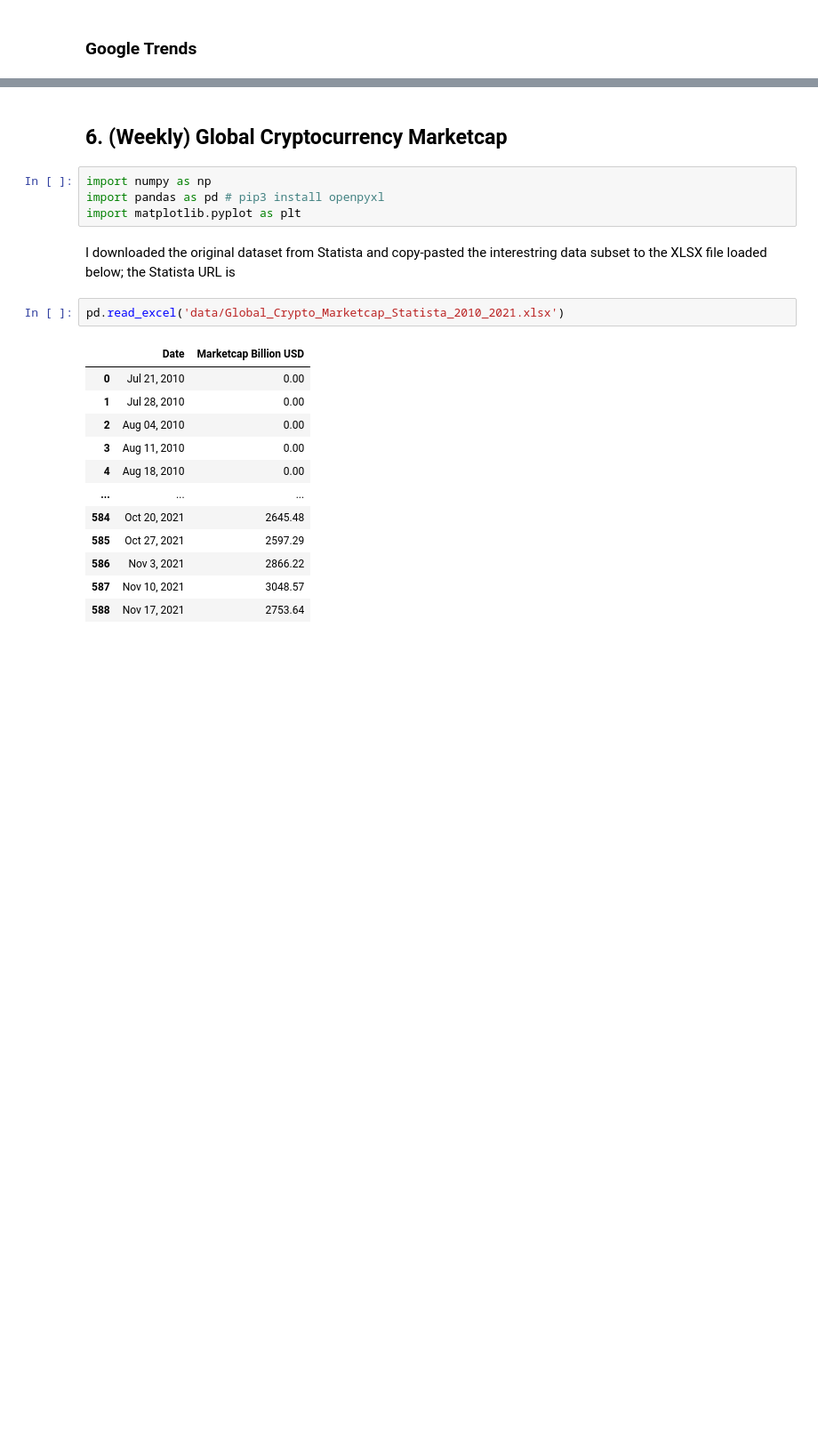
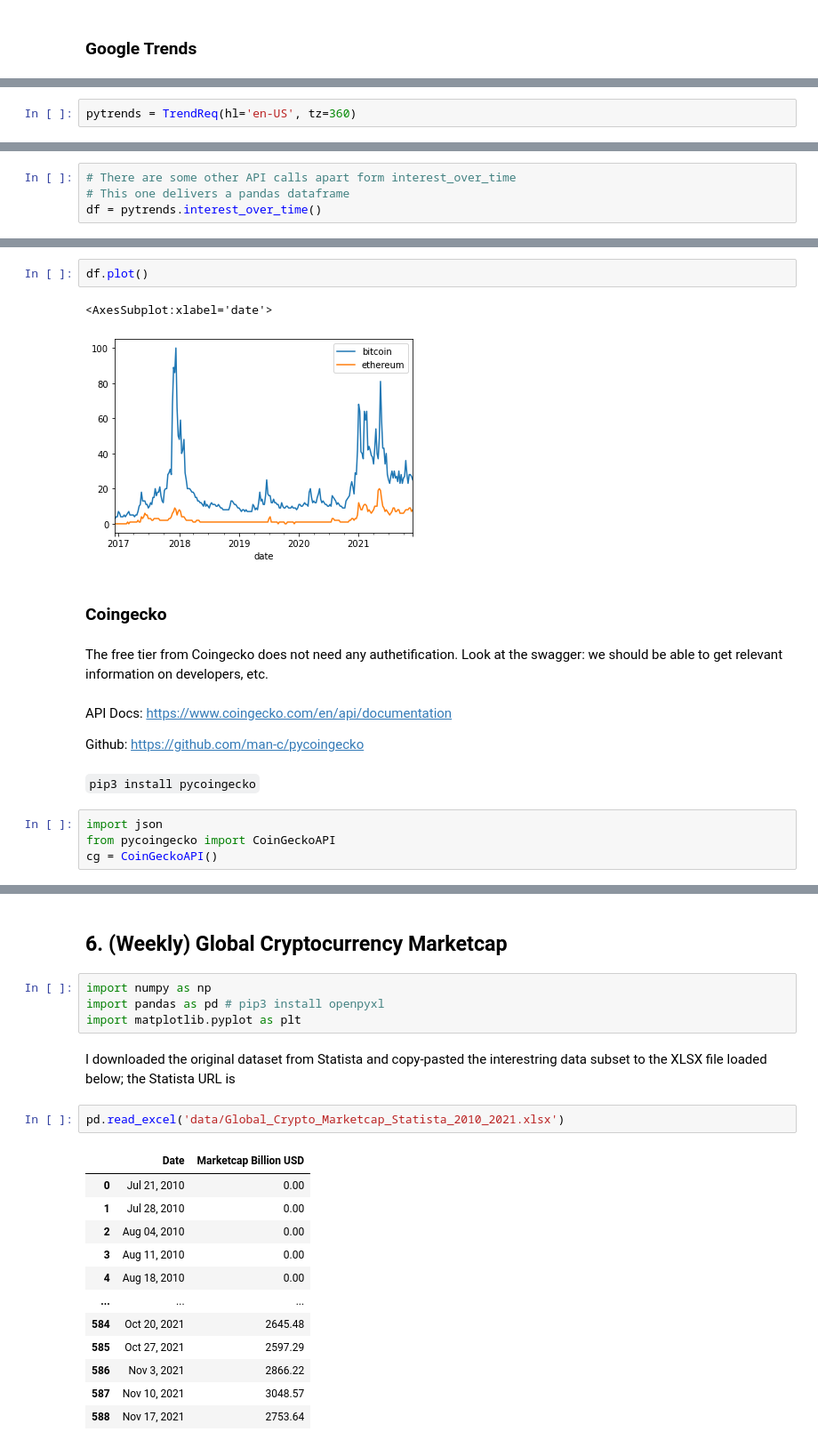
Before and after one commit to mxagar/crypto_analysis, a Jupyter notebook: 00_DatasetPreparation.ipynb, the cells around one changed output, grey strips where cells are left out. Shown at 89% size. Saved outputs shown, nothing was run; the diff lists cells and outputs as text; blank space fills up the shorter version.

```diff
--- a/00_DatasetPreparation.ipynb
+++ b/00_DatasetPreparation.ipynb
@@ -473,0 +500,2 @@ for coin in data["data"]:
+# %%
+pytrends = TrendReq(hl='en-US', tz=360)
@@ -473,0 +511,4 @@ for coin in data["data"]:
+# %%
+# There are some other API calls apart form interest_over_time
+# This one delivers a pandas dataframe
+df = pytrends.interest_over_time()
@@ -473,0 +535,22 @@ for coin in data["data"]:
+# %%
+df.plot()
+# %% [output]
+<AxesSubplot:xlabel='date'>
+[figure, added]
+# %% [markdown]
+### Coingecko
+# %% [markdown]
+The free tier from Coingecko does not need any authetification.
+Look at the swagger: we should be able to get relevant information on developers, etc.
+# %% [markdown]
+API Docs:
+[https://www.coingecko.com/en/api/documentation](https://www.coingecko.com/en/api/documentation)
+
+Github:
+[https://github.com/man-c/pycoingecko](https://github.com/man-c/pycoingecko)
+# %% [markdown]
+`pip3 install pycoingecko`
+# %%
+import json
+from pycoingecko import CoinGeckoAPI
+cg = CoinGeckoAPI()
```
Also changed, not shown: parts of 24 cells of this notebook, 2 other files.
